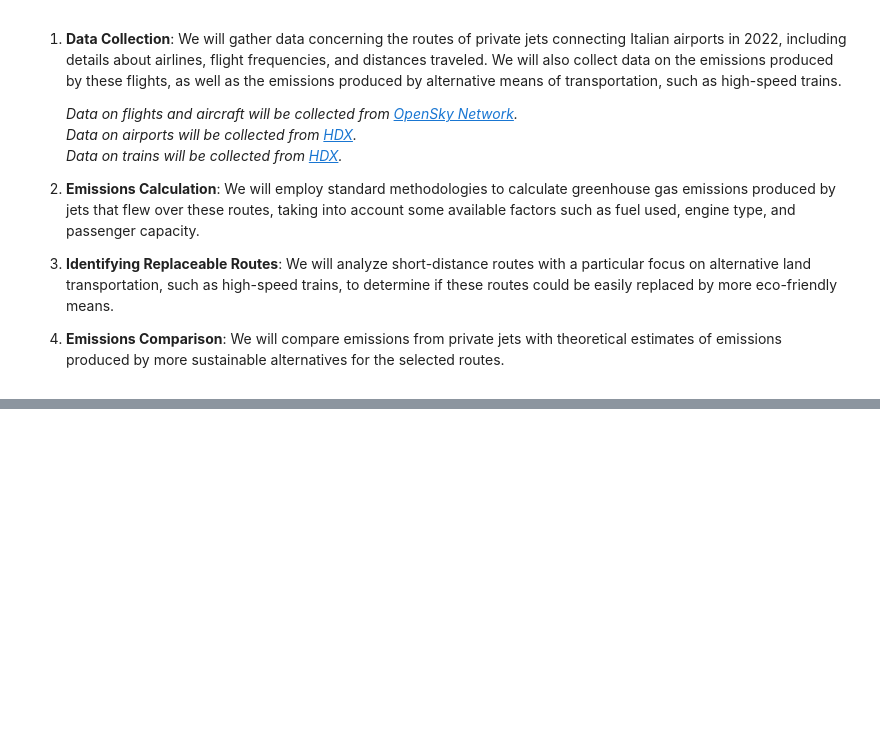
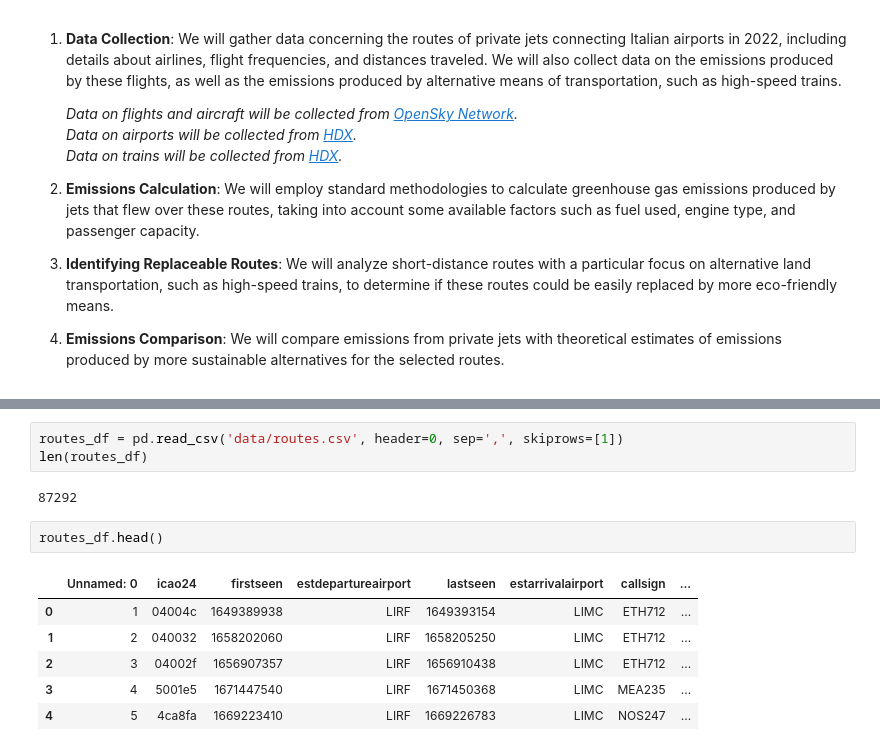
Before and after one commit to LookAtPiomba/AircraftTracker, a Jupyter notebook: project.ipynb, the cells around one changed output, grey strips where cells are left out. Cells and saved outputs as stored; diff of their text form; blank space fills up the shorter version.

```diff
--- a/project.ipynb
+++ b/project.ipynb
@@ -37,0 +155,14 @@ To achieve our goal, we will follow a series of methodological steps:
+# %%
+routes_df = pd.read_csv('data/routes.csv', header=0, sep=',', skiprows=[1])
+len(routes_df)
+# %% [output]
+87292
+# %%
+routes_df.head()
+# %% [output]
+|  | Unnamed: 0 | icao24 | firstseen | estdepartureairport | lastseen | estarrivalairport | callsign | ... |
+| 0 | 1 | 04004c | 1649389938 | LIRF | 1649393154 | LIMC | ETH712 | ... |
+| 1 | 2 | 040032 | 1658202060 | LIRF | 1658205250 | LIMC | ETH712 | ... |
+| 2 | 3 | 04002f | 1656907357 | LIRF | 1656910438 | LIMC | ETH712 | ... |
+| 3 | 4 | 5001e5 | 1671447540 | LIRF | 1671450368 | LIMC | MEA235 | ... |
+| 4 | 5 | 4ca8fa | 1669223410 | LIRF | 1669226783 | LIMC | NOS247 | ... |
```
Also changed, not shown: parts of 29 cells of this notebook.
